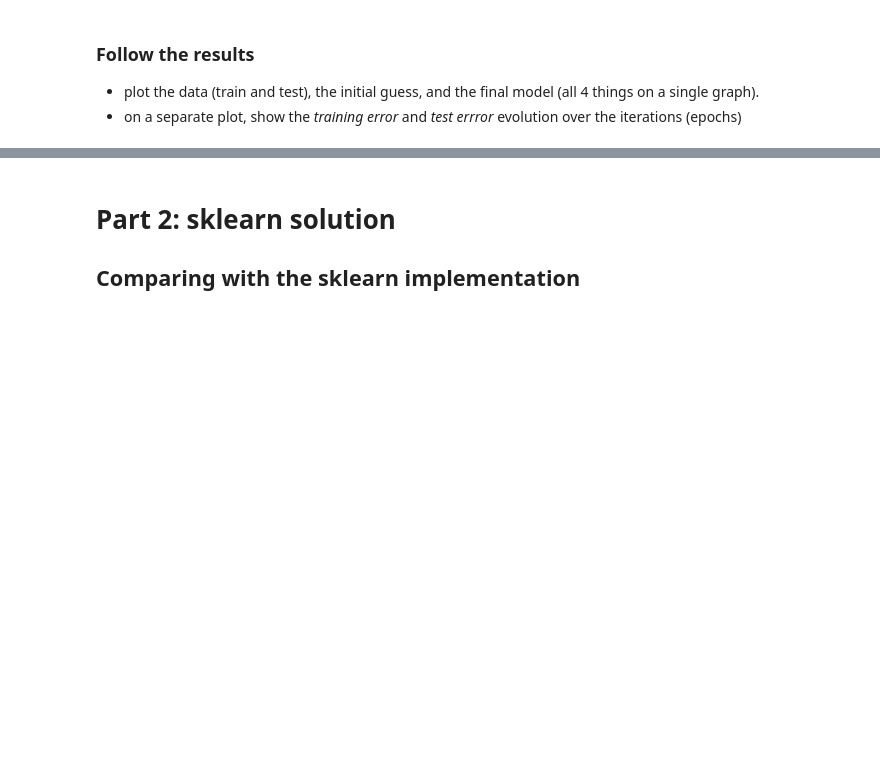
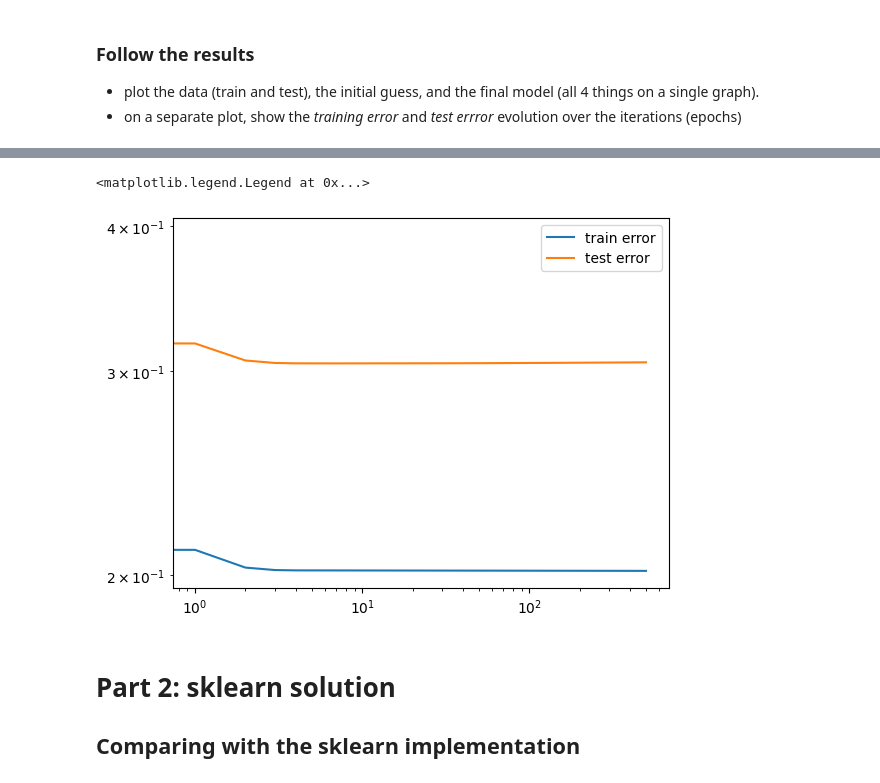
Before and after one commit to petkokp/m1-fpml, a Jupyter notebook: 1-Regressions/TP1.1-LinearRegression-GradientDescent.ipynb, the cells around one changed output, grey strips where cells are left out. Saved outputs shown, nothing was run; the diff lists cells and outputs as text; code cells hidden in the pictures; blank space fills up the shorter version.

```diff
--- a/1-Regressions/TP1.1-LinearRegression-GradientDescent.ipynb
+++ b/1-Regressions/TP1.1-LinearRegression-GradientDescent.ipynb
@@ -136,10 +145,13 @@ plt.legend()
 # %%
 ## follow the evolution of train and test accuracy or error
 epochs = np.arange(MaxIter)
 plt.figure(2)
-plt.loglog(epochs, ??, label='train error')
-plt.loglog(epochs, ??, label='test error')
+plt.loglog(epochs, train_error, label='train error')
+plt.loglog(epochs, test_error, label='test error')
 plt.legend()
+# %% [output]
+<matplotlib.legend.Legend at 0x...>
+[figure, added]
 # %% [markdown]
 # Part 2: sklearn solution
 
```
Also changed, not shown: parts of 3 cells of this notebook.
